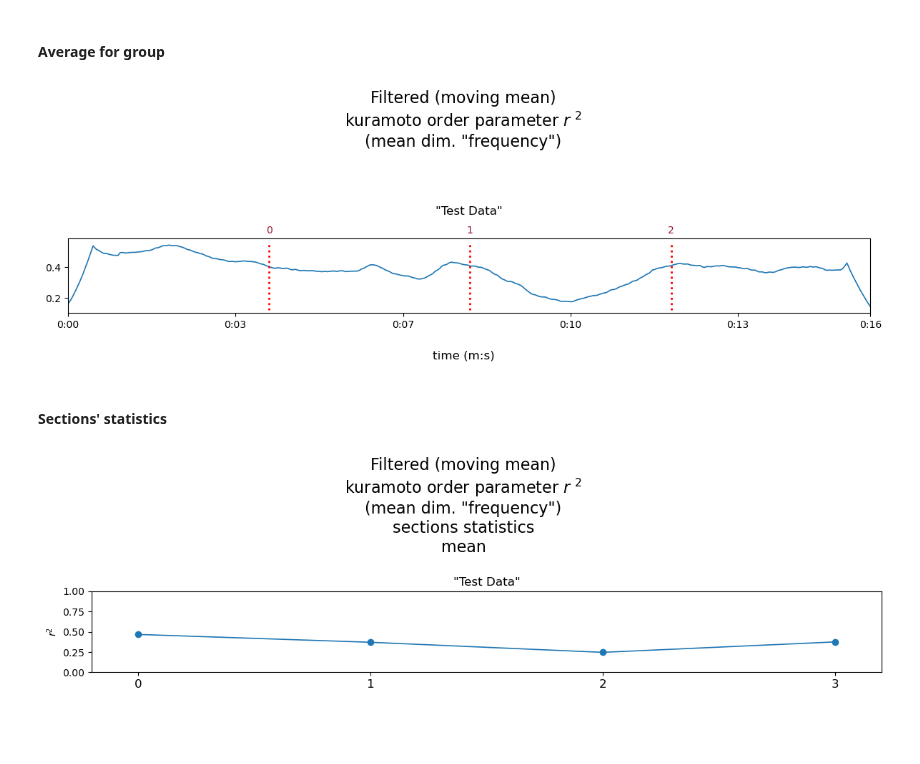
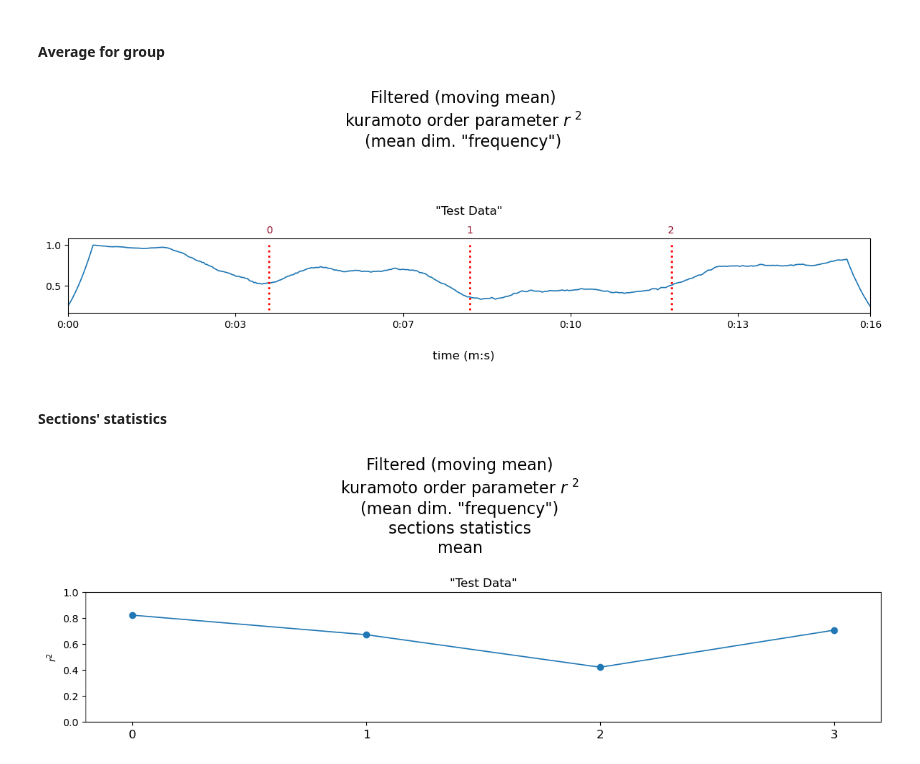
Before and after one commit to juigmend/SynCoord, a Jupyter notebook: docs/Kuramoto_r.ipynb, the cells around one changed output. Cells and saved outputs as stored; diff of their text form; code cells hidden in the pictures; blank space fills up the shorter version.

```diff
--- a/docs/Kuramoto_r.ipynb
+++ b/docs/Kuramoto_r.ipynb
@@ -51,8 +139,7 @@ index; key; Name; duration (s):
 # %%
-
 filter_type = 'butter'                    # <---
 filter_freq_response = 'bandpass'         # <---
-filter_cutoff_freq = np.arange(0.1,4,0.2) # <---
+filter_cutoff_freq = np.arange(1,11)      # <---
 filter_bandwidth = 1                      # <---
 filter_order = 3                          # <---
 smooth_power = True                       # <---
@@ -61,14 +148,7 @@ filtered = sc.ptdata.smooth( position, filter_type=filter_type,
                              freq_response=filter_freq_response,
                              bandwidth=filter_bandwidth,
                              cutoff_freq=filter_cutoff_freq, order=filter_order )
-
 speed = sc.ptdata.tder2D( filtered )
 pks_phase = sc.ptdata.peaks_to_phase( speed )
-kr_1 = sc.ptdata.kuramoto_r( pks_phase )
-kr_2 = kr_1
-if smooth_power:
-    kr_s = sc.ptdata.smooth( kr_1, filter_type='mean', window_size=1 )
-    kr_sp = sc.ptdata.apply( kr_s, np.power, 2 )
-    kr_2 = kr_sp
-kr_2.visualise( vscale=1.5 )
+pks_phase.visualise( vscale=0.6 )
 # %% [output]
@@ -75,0 +159,10 @@ kr_2.visualise( vscale=1.5 )
+# %%
+smooth_power = True  # <---
+
+kr_pk = sc.ptdata.kuramoto_r( pks_phase )
+kr_pk_vis = kr_pk
+if smooth_power:
+    kr_pk_s = sc.ptdata.smooth( kr_pk, filter_type='mean', window_size=1 )
+    kr_pk_p = sc.ptdata.apply( kr_pk_s, np.power, 2 )
+    kr_pk_vis = kr_pk_p
+kr_pk_vis.visualise( vscale=1.5 )
@@ -77,23 +172,23 @@ kr_2.visualise( vscale=1.5 )
 >
 #### Average for group
 # %%
-kr_aggr_top = sc.ptdata.aggrax( kr_2, axis=0, function='mean' )
-kr_aggr_top.visualise( vscale=1.3, vistype='line', dlattr='1.2' )
+kr_pk_aggr_top = sc.ptdata.aggrax( kr_pk_vis, axis=0, function='mean' )
+kr_pk_aggr_top.visualise( vscale=1.3, vistype='line', dlattr='1.2' )
 # %% [output]
-[figure, old version]
+[figure, new version]
 # %% [markdown]
 >
 #### Sections' statistics
 # %%
 
 sec_margins = [[0,0.5],[0.5,0.5],[0.5,0.5],[0.5,0]] # <--- sections' margins (seconds)
 
-kr_aggr_top_stats = sc.ptdata.secstats( kr_aggr_top, margins=sec_margins, last=True )
-kr_aggr_top_stats.visualise( statistics='mean' )
+kr_pk_aggr_top_stats = sc.ptdata.secstats( kr_pk_aggr_top, margins=sec_margins, last=True )
+kr_pk_aggr_top_stats.visualise( statistics='mean', vscale=1.2 )
 
 import matplotlib.pyplot as plt
 plt.ylim((0,1))
 plt.xlim((-0.2,3.2))
 plt.xticks((0,1,2,3),('0','1','2','3'),fontsize=12);
 # %% [output]
-[figure, old version]
+[figure, new version]
```
Also changed, not shown: parts of 19 cells of this notebook.
